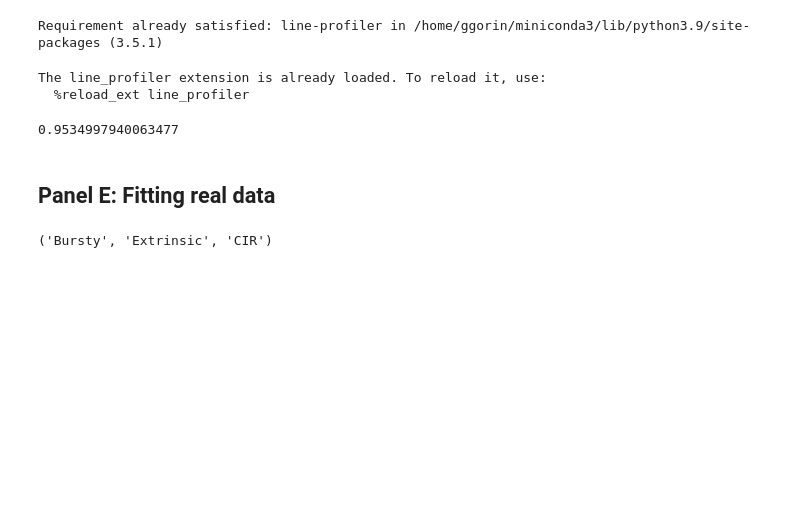
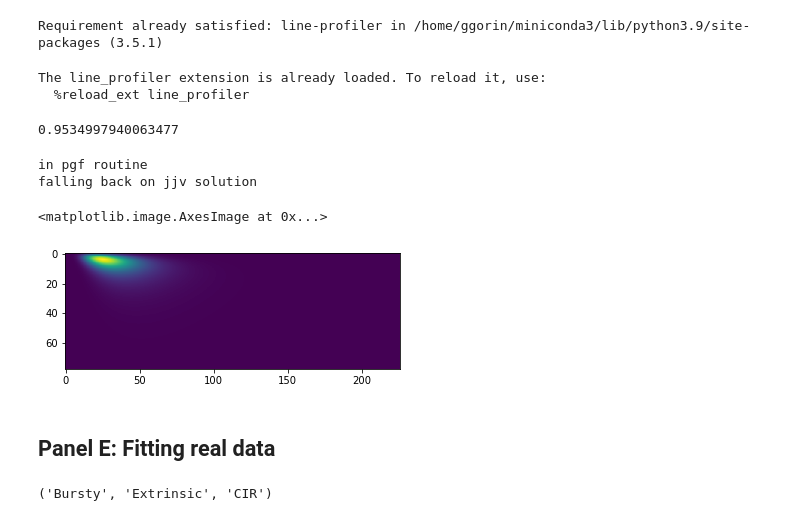
Before and after one commit to pachterlab/GVFP_2021, a Jupyter notebook: figure_3E_notebook_colab_debug.ipynb, the cells around one changed output. Saved outputs shown, nothing was run; the diff lists cells and outputs as text; code cells hidden in the pictures; blank space fills up the shorter version.

Commit message:
fall back on jjv trapz

```diff
--- a/figure_3E_notebook_colab_debug.ipynb
+++ b/figure_3E_notebook_colab_debug.ipynb
@@ -1034,5 +1063,16 @@ with lp.connect(datadir+sample+'.loom') as ds:
 # %%
 # cProfile.run("get_log_bayes_factor_data_grid(data, gene_ID, n_threads = 2, num_x=10, num_y=10)")
+# %%
+x=get_CIR_2sp([78, 226], \
+              np.asarray([0.08466281310211946, 0.0241208568009398, 0.07631098954234558, 1.1588500578614842, 15.185886918927043]))
+# %% [output]
+in pgf routine
+falling back on jjv solution
+# %%
+plt.imshow(x)
+# %% [output]
+<matplotlib.image.AxesImage at 0x...>
+[figure, added]
 # %% [markdown]
 ## Panel E: Fitting real data
 # %%
```
Also changed, not shown: parts of 5 cells of this notebook.
